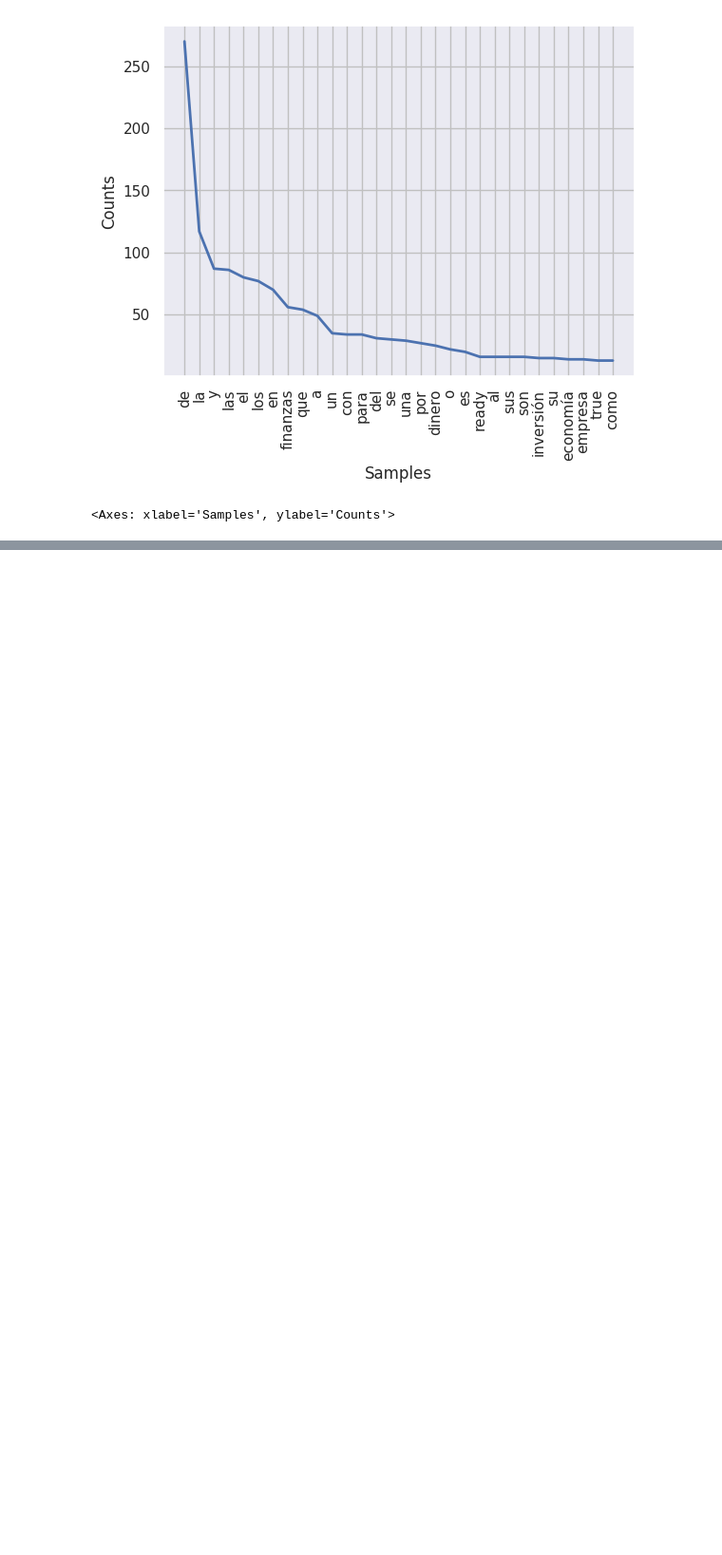
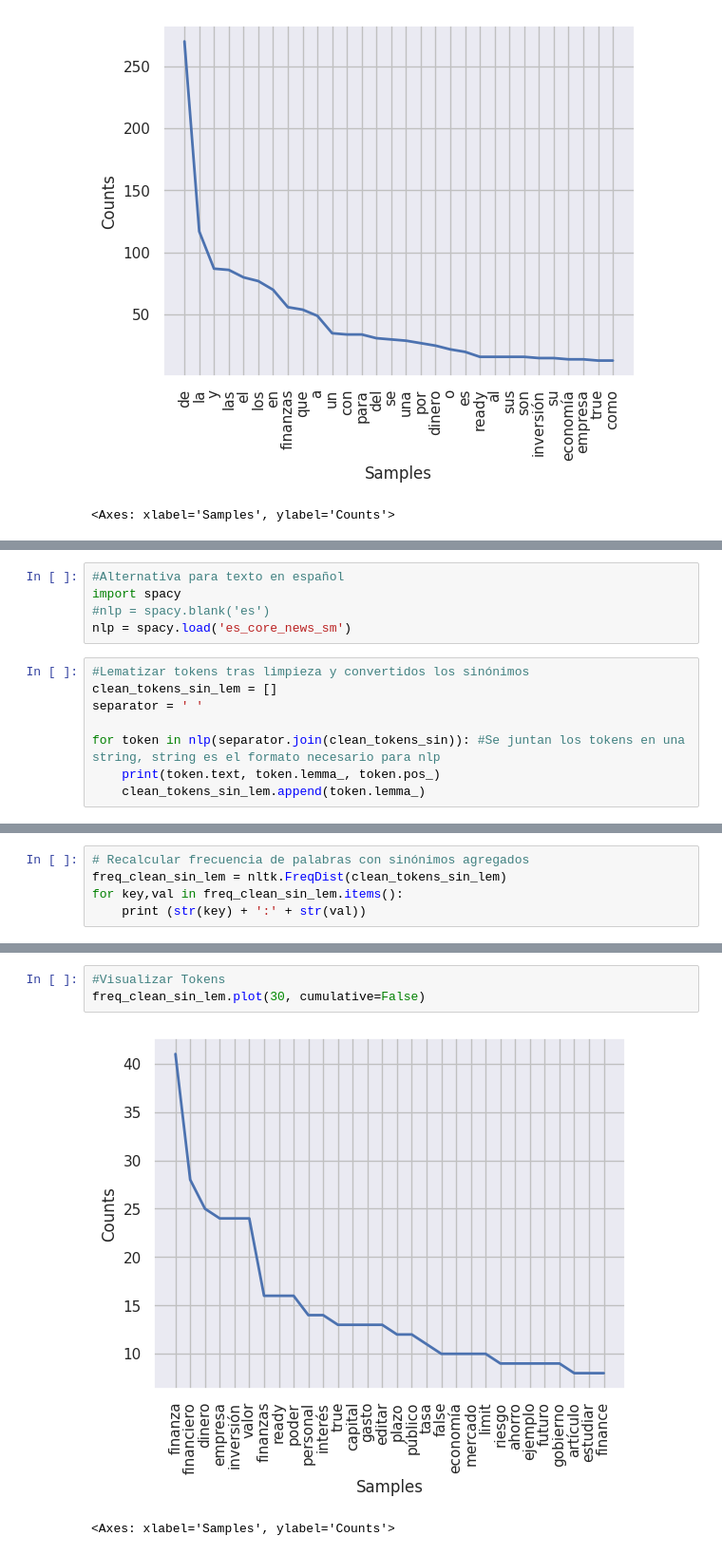
Before and after one commit to NLP-Natural-Language-Processing/1-Sistema-Clasificacion-Textos, a Jupyter notebook: Clasificación de textos.ipynb, the cells around one changed output, grey strips where cells are left out. Shown at 95% size. Saved outputs shown, nothing was run; the diff lists cells and outputs as text; blank space fills up the shorter version.

```diff
--- a/Clasificación de textos.ipynb
+++ b/Clasificación de textos.ipynb
@@ -145,0 +336,13 @@ freq.plot(30,cumulative=False)
+# %%
+#Alternativa para texto en español
+import spacy
+#nlp = spacy.blank('es')
+nlp = spacy.load('es_core_news_sm')
+# %%
+#Lematizar tokens tras limpieza y convertidos los sinónimos
+clean_tokens_sin_lem = []
+separator = ' '
+
+for token in nlp(separator.join(clean_tokens_sin)): #Se juntan los tokens en una string, string es el formato necesario para nlp
+    print(token.text, token.lemma_, token.pos_)
+    clean_tokens_sin_lem.append(token.lemma_)
@@ -145,0 +367,5 @@ freq.plot(30,cumulative=False)
+# %%
+# Recalcular frecuencia de palabras con sinónimos agregados
+freq_clean_sin_lem = nltk.FreqDist(clean_tokens_sin_lem)
+for key,val in freq_clean_sin_lem.items():
+    print (str(key) + ':' + str(val))
@@ -145,0 +390,6 @@ freq.plot(30,cumulative=False)
+# %%
+#Visualizar Tokens
+freq_clean_sin_lem.plot(30, cumulative=False)
+# %% [output]
+[figure, added]
+<Axes: xlabel='Samples', ylabel='Counts'>
```
Also changed, not shown: parts of 28 cells of this notebook, 3 other files.
